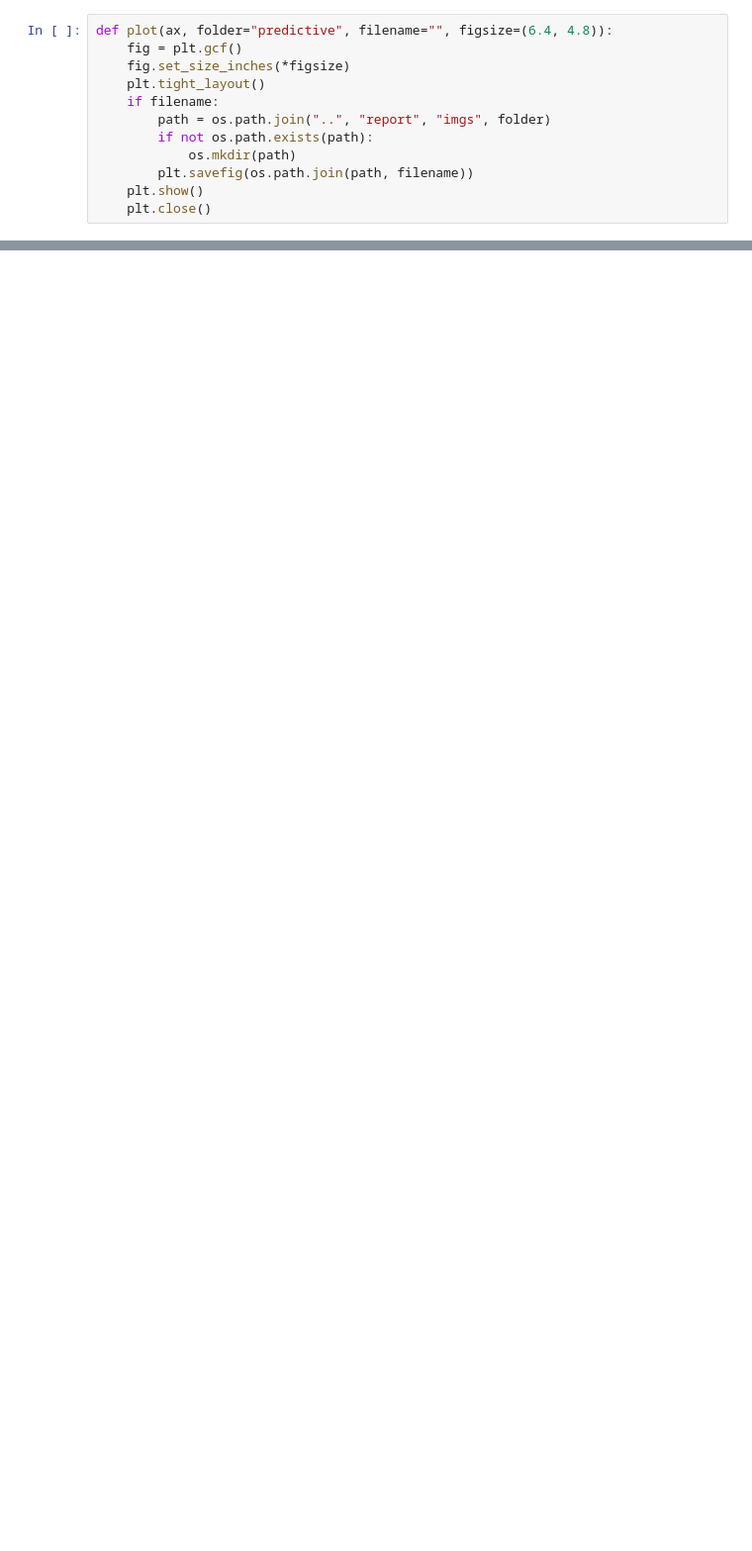
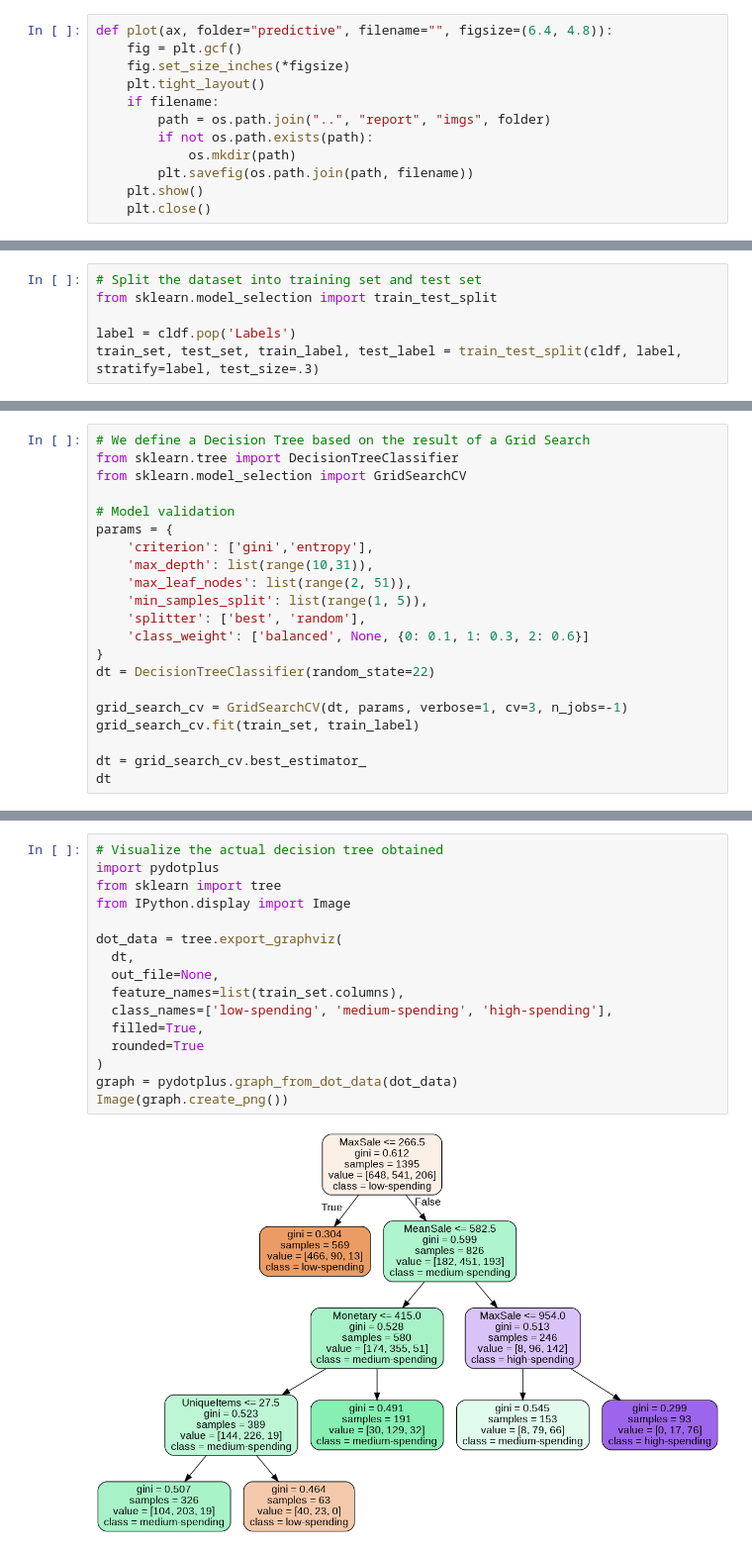
Before and after one commit to CoffeeStraw/Store-Customers-Analysis, a Jupyter notebook: project/predictive_analysis_2.ipynb, the cells around one changed output, grey strips where cells are left out. Shown at 99% size. Drawn from its saved outputs; the diff is of its cells as text; blank space fills up the shorter version.

```diff
--- a/project/predictive_analysis_2.ipynb
+++ b/project/predictive_analysis_2.ipynb
@@ -121,0 +75,6 @@ plt.scatter(test_set.iloc[:, 4].values, test_set.iloc[:, 2].values, c=test_pred_
+# %%
+# Split the dataset into training set and test set
+from sklearn.model_selection import train_test_split
+
+label = cldf.pop('Labels')
+train_set, test_set, train_label, test_label = train_test_split(cldf, label, stratify=label, test_size=.3)
@@ -121,0 +83,21 @@ plt.scatter(test_set.iloc[:, 4].values, test_set.iloc[:, 2].values, c=test_pred_
+# %%
+# We define a Decision Tree based on the result of a Grid Search
+from sklearn.tree import DecisionTreeClassifier
+from sklearn.model_selection import GridSearchCV
+
+# Model validation
+params = {
+    'criterion': ['gini','entropy'],
+    'max_depth': list(range(10,31)),
+    'max_leaf_nodes': list(range(2, 51)),
+    'min_samples_split': list(range(1, 5)),
+    'splitter': ['best', 'random'],
+    'class_weight': ['balanced', None, {0: 0.1, 1: 0.3, 2: 0.6}]
+}
+dt = DecisionTreeClassifier(random_state=22)
+
+grid_search_cv = GridSearchCV(dt, params, verbose=1, cv=3, n_jobs=-1)
+grid_search_cv.fit(train_set, train_label)
+
+dt = grid_search_cv.best_estimator_
+dt
@@ -121,0 +127,18 @@ plt.scatter(test_set.iloc[:, 4].values, test_set.iloc[:, 2].values, c=test_pred_
+# %%
+# Visualize the actual decision tree obtained
+import pydotplus
+from sklearn import tree
+from IPython.display import Image
+
+dot_data = tree.export_graphviz(
+  dt,
+  out_file=None,
+  feature_names=list(train_set.columns),
+  class_names=['low-spending', 'medium-spending', 'high-spending'],
+  filled=True,
+  rounded=True
+)
+graph = pydotplus.graph_from_dot_data(dot_data)
+Image(graph.create_png())
+# %% [output]
+[figure, added]
```
Also changed, not shown: parts of 45 cells of this notebook, 2 other files.
